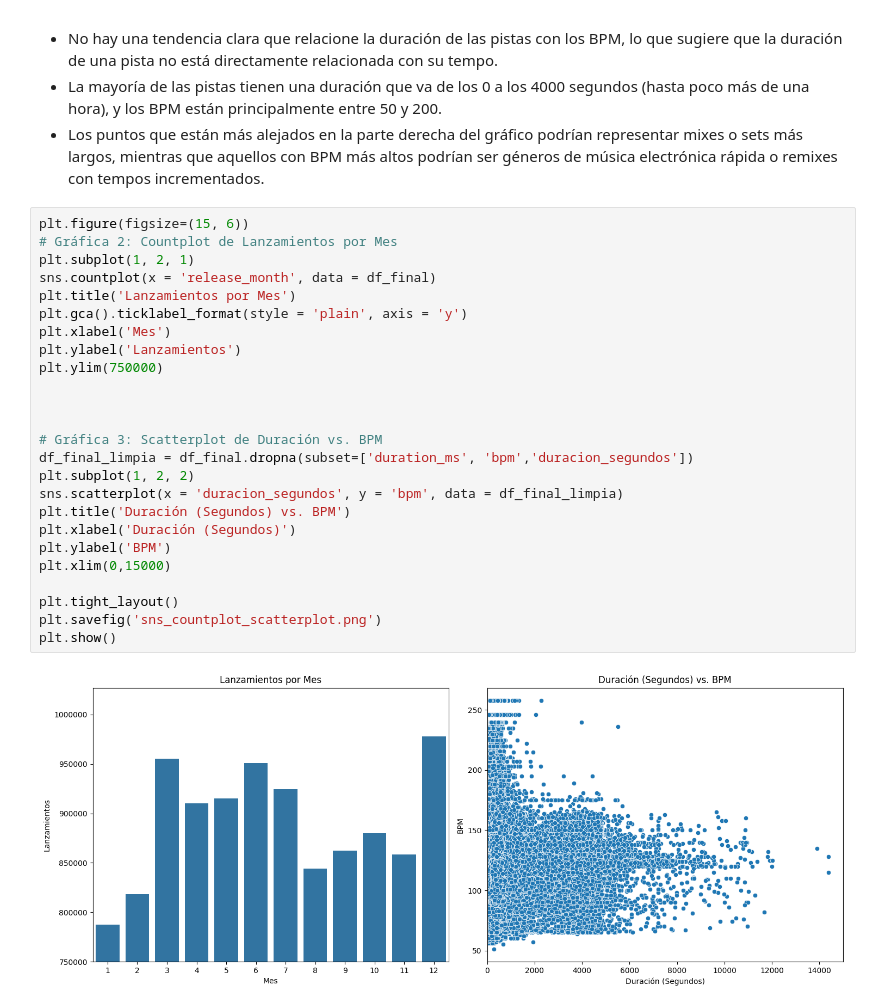
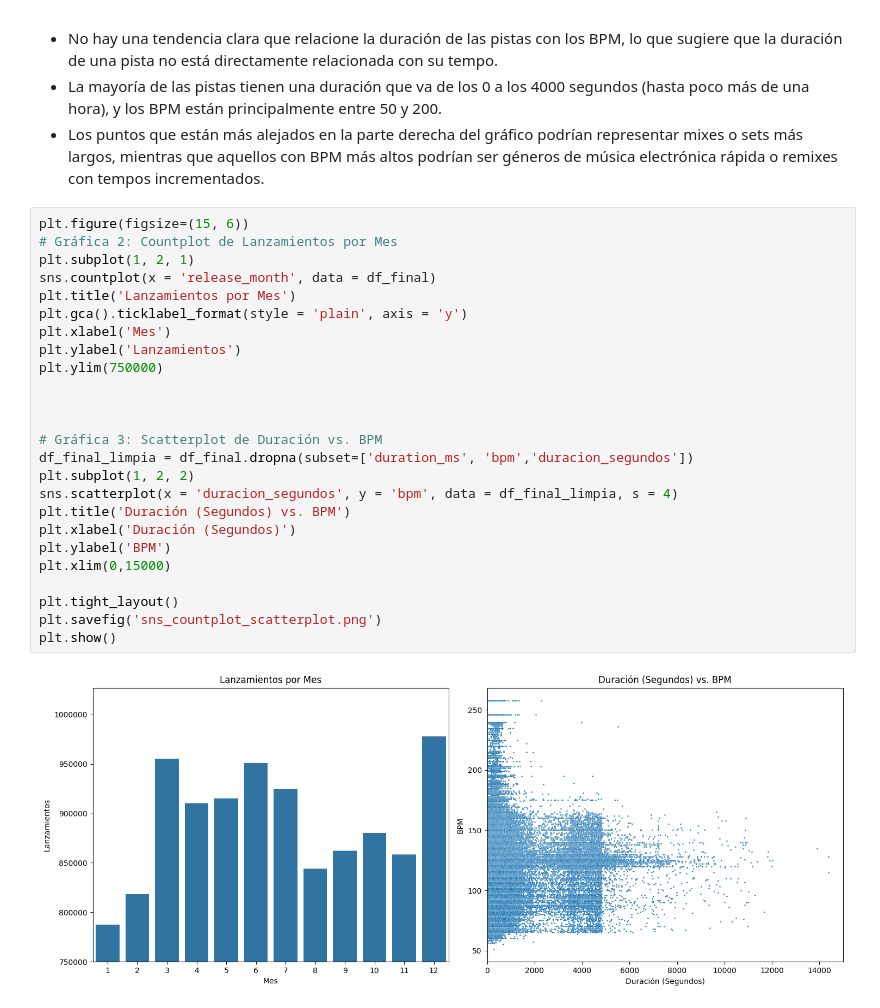
Before and after one commit to SantiagoSierraIba/coderhouse_data_science, a Jupyter notebook: visualizacionSierraIbanez.ipynb, the cells around one changed output. Saved outputs shown, nothing was run; the diff lists cells and outputs as text.

```diff
--- a/visualizacionSierraIbanez.ipynb
+++ b/visualizacionSierraIbanez.ipynb
@@ -283,27 +291,27 @@ Name: count, dtype: int64
 # %%
 plt.figure(figsize=(15, 6))
 # Gráfica 2: Countplot de Lanzamientos por Mes
 plt.subplot(1, 2, 1)
 sns.countplot(x = 'release_month', data = df_final)
 plt.title('Lanzamientos por Mes')
 plt.gca().ticklabel_format(style = 'plain', axis = 'y')
 plt.xlabel('Mes')
 plt.ylabel('Lanzamientos')
 plt.ylim(750000)
 
 
 
 # Gráfica 3: Scatterplot de Duración vs. BPM
 df_final_limpia = df_final.dropna(subset=['duration_ms', 'bpm','duracion_segundos'])
 plt.subplot(1, 2, 2)
-sns.scatterplot(x = 'duracion_segundos', y = 'bpm', data = df_final_limpia)
+sns.scatterplot(x = 'duracion_segundos', y = 'bpm', data = df_final_limpia, s = 4)
 plt.title('Duración (Segundos) vs. BPM')
 plt.xlabel('Duración (Segundos)')
 plt.ylabel('BPM')
 plt.xlim(0,15000)
 
 plt.tight_layout()
 plt.savefig('sns_countplot_scatterplot.png')
 plt.show()
 # %% [output]
-[figure, old version]
+[figure, new version]
```
Also changed, not shown: parts of 1 cell of this notebook, 1 other file.
